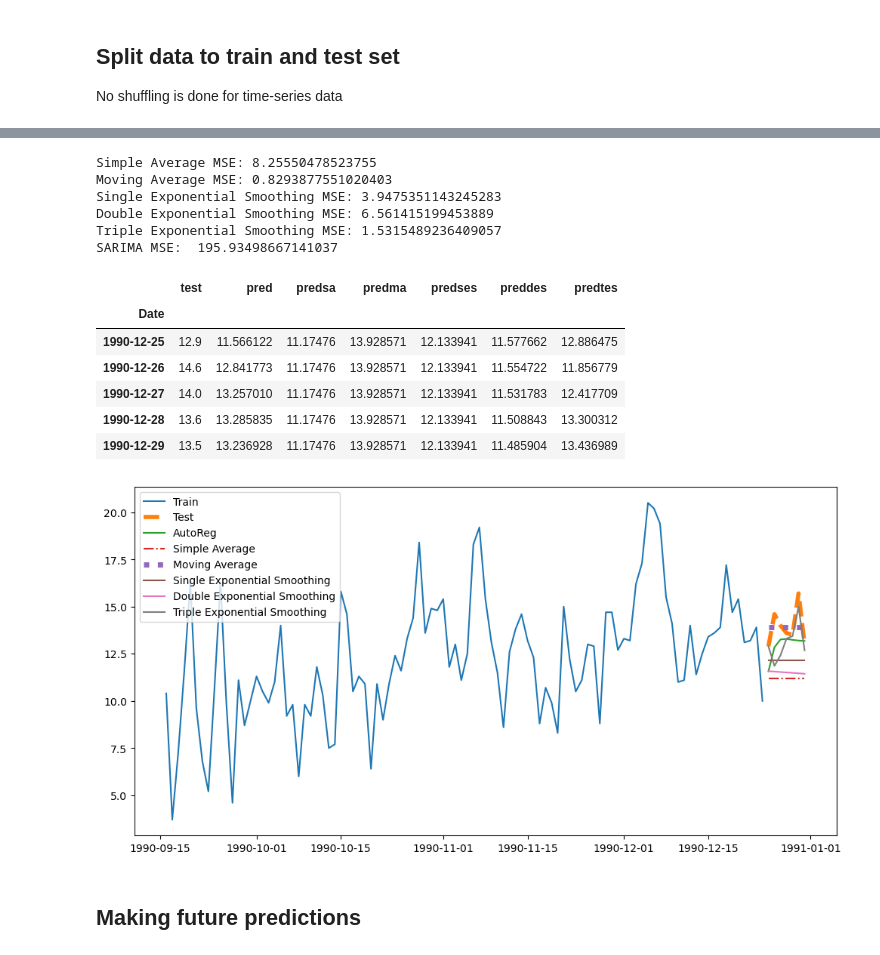
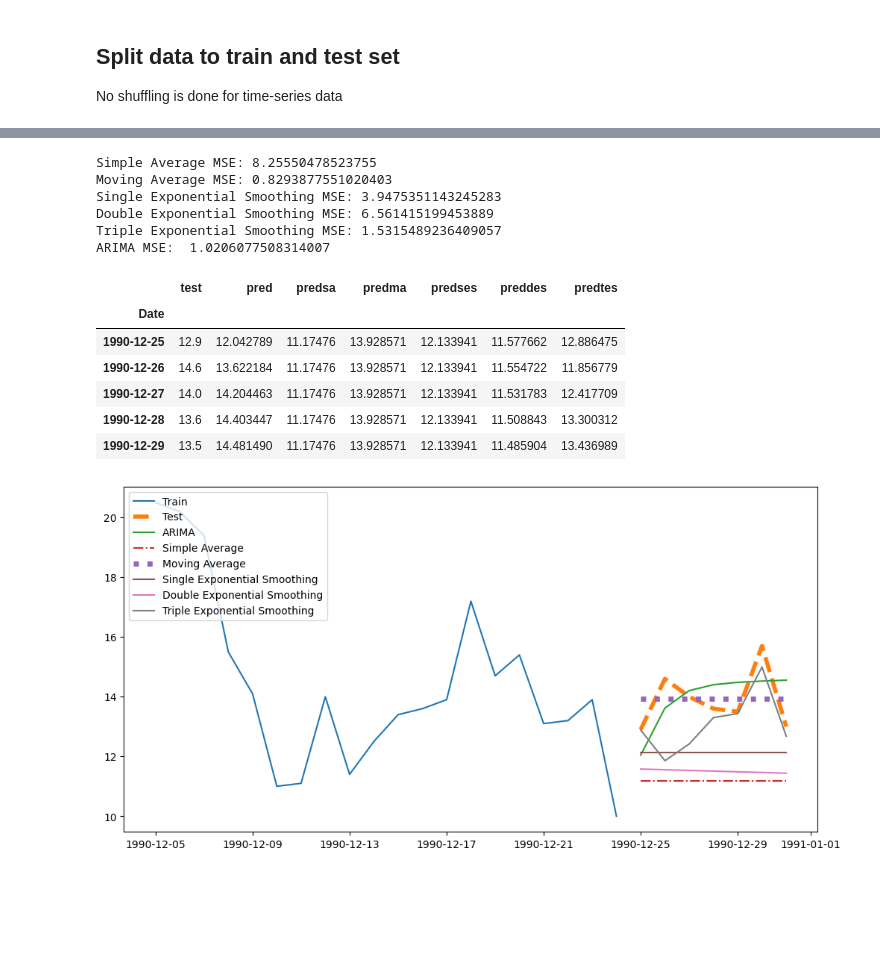
Before and after one commit to gkrampah/timeSeriesPandas, a Jupyter notebook: project.ipynb, the cells around one changed output, grey strips where cells are left out. Drawn from its saved outputs; the diff is of its cells as text; code cells hidden in the pictures; blank space fills up the shorter version.

```diff
--- a/project.ipynb
+++ b/project.ipynb
@@ -195,9 +231,12 @@ plt.show()
 # %%
 # df_temp["log_temp"] = np.log(df_temp.Temp)
 
+df_temp["residual"] = s_dec_additive.resid
+
 df_temp["lag_365"] = df_temp.Temp.shift(365)
 
-df_temp["seasonal_difference"] = df_temp.Temp - df_temp.lag_365  # + 15
+df_temp["seasonal_difference"] = df_temp.Temp - \
+    df_temp.lag_365  # df_temp.Temp.diff(2)  #
 
 # df_temp["log_temp"].plot(figsize=(12, 6), title="Log of Daily Minimum Temperatures")
 # plt.show()
@@ -289,2 +344,9 @@ Since the time-series is non-stationary, we will not use the ARMA models as they
 # %%
-model = SARIMAX(train, order=(2, 1, 1), seasonal_order=(1, 1, 1, 365))
+# model = SARIMAX(train, order=(2, 1, 1), seasonal_order=(1, 1, 1, 365))
+
+model = ARIMA(train, order=(2, 2, 3))
+
+result = model.fit()
+
+result.plot_diagnostics()
+plt.show()
@@ -291,2 +355,3 @@ model = SARIMAX(train, order=(2, 1, 1), seasonal_order=(1, 1, 1, 365))
 # %%
-pred = model.predict(params, start=len(train), end=len(train) + len(test) - 1, dynamic=False)
+pred = result.predict(start=len(train), end=len(
+    train) + len(test) - 1, dynamic=False)
@@ -352,7 +391,7 @@ print("Moving Average MSE:", mean_squared_error(test, predma))
 print("Single Exponential Smoothing MSE:", mean_squared_error(test, predses))
 print("Double Exponential Smoothing MSE:", mean_squared_error(test, preddes))
 print("Triple Exponential Smoothing MSE:", mean_squared_error(test, predtes))
-print("SARIMA MSE: ", mean_squared_error(test, pred))
+print("ARIMA MSE: ", mean_squared_error(test, pred))
 
 # print("AutoReg MSE:", mean_squared_error(test, pred))
 # %% [output]
@@ -361,7 +400,7 @@ Moving Average MSE: 0.8293877551020403
 Single Exponential Smoothing MSE: 3.9475351143245283
 Double Exponential Smoothing MSE: 6.561415199453889
 Triple Exponential Smoothing MSE: 1.5315489236409057
-SARIMA MSE:  195.93498667141037
+ARIMA MSE:  1.0206077508314007
 # %%
 dt = {}
 dt["test"] = test.values
@@ -379,24 +418,22 @@ dt.head()
 # %% [output]
 |  | test | pred | predsa | predma | predses | preddes | predtes |
 | Date |  |  |  |  |  |  |  |
-| 1990-12-25 | 12.9 | 11.566122 | 11.17476 | 13.928571 | 12.133941 | 11.577662 | 12.886475 |
-| 1990-12-26 | 14.6 | 12.841773 | 11.17476 | 13.928571 | 12.133941 | 11.554722 | 11.856779 |
-| 1990-12-27 | 14.0 | 13.257010 | 11.17476 | 13.928571 | 12.133941 | 11.531783 | 12.417709 |
-| 1990-12-28 | 13.6 | 13.285835 | 11.17476 | 13.928571 | 12.133941 | 11.508843 | 13.300312 |
-| 1990-12-29 | 13.5 | 13.236928 | 11.17476 | 13.928571 | 12.133941 | 11.485904 | 13.436989 |
+| 1990-12-25 | 12.9 | 12.042789 | 11.17476 | 13.928571 | 12.133941 | 11.577662 | 12.886475 |
+| 1990-12-26 | 14.6 | 13.622184 | 11.17476 | 13.928571 | 12.133941 | 11.554722 | 11.856779 |
+| 1990-12-27 | 14.0 | 14.204463 | 11.17476 | 13.928571 | 12.133941 | 11.531783 | 12.417709 |
+| 1990-12-28 | 13.6 | 14.403447 | 11.17476 | 13.928571 | 12.133941 | 11.508843 | 13.300312 |
+| 1990-12-29 | 13.5 | 14.481490 | 11.17476 | 13.928571 | 12.133941 | 11.485904 | 13.436989 |
 # %%
 plt.figure(figsize=(12, 6))
-plt.plot(train[-100:], label="Train")
+plt.plot(train[-20:], label="Train")
 plt.plot(dt.test, label="Test", ls="--", lw=4)
-plt.plot(dt.pred, label="AutoReg")
+plt.plot(dt.pred, label="ARIMA")
 plt.plot(dt.predsa, label="Simple Average", ls="-.")
 plt.plot(dt.predma, label="Moving Average", ls=":", lw=5)
 plt.plot(dt.predses, label="Single Exponential Smoothing")  # SES
 plt.plot(dt.preddes, label="Double Exponential Smoothing")  # DES
 plt.plot(dt.predtes, label="Triple Exponential Smoothing")  # TES
 plt.legend(loc="upper left")
 plt.show()
 # %% [output]
-[figure, old version]
+[figure, new version]
-# %% [markdown]
-## Making future predictions
```
Also changed, not shown: parts of 24 cells of this notebook, 2 other files.
